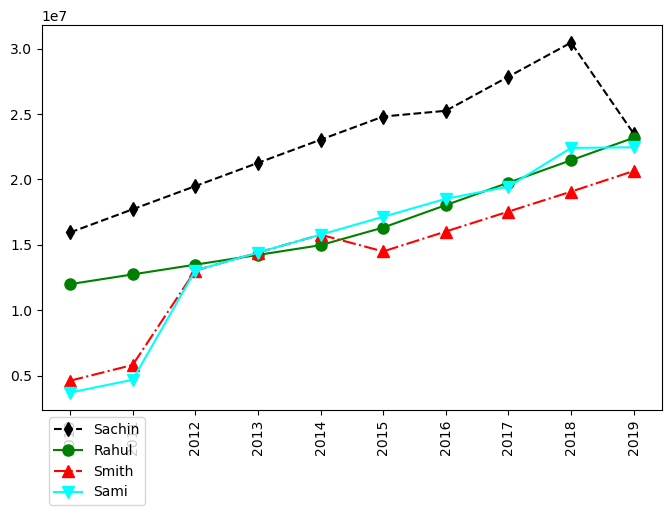
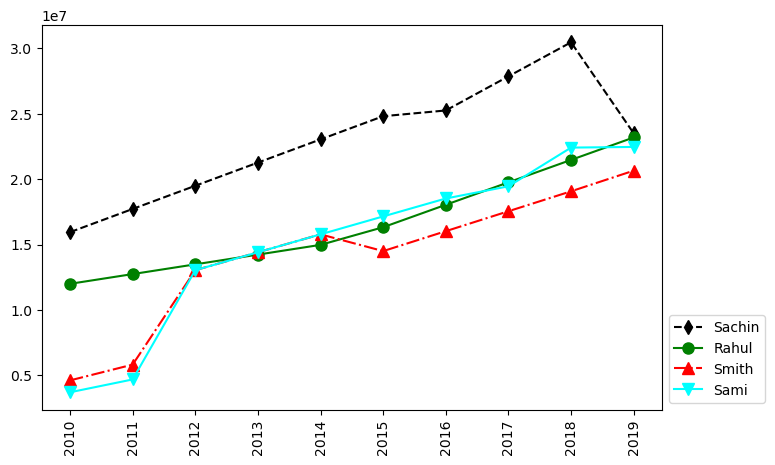
Unified diff of the notebook cell whose output changed from the first chart to the second:
--- before
+++ after
@@ -6,5 +6,5 @@
 plt.plot(Salary[3], c='cyan', ls ='-', marker ='v', ms =8, label =Players[3])
 
-plt.legend(loc = 'upper left', bbox_to_anchor= (0,0))
+plt.legend(loc = 'lower left', bbox_to_anchor= (1,0))
 plt.xticks(list(range(0,10)),Seasons,rotation='vertical')
 plt.show()

Commit: updates